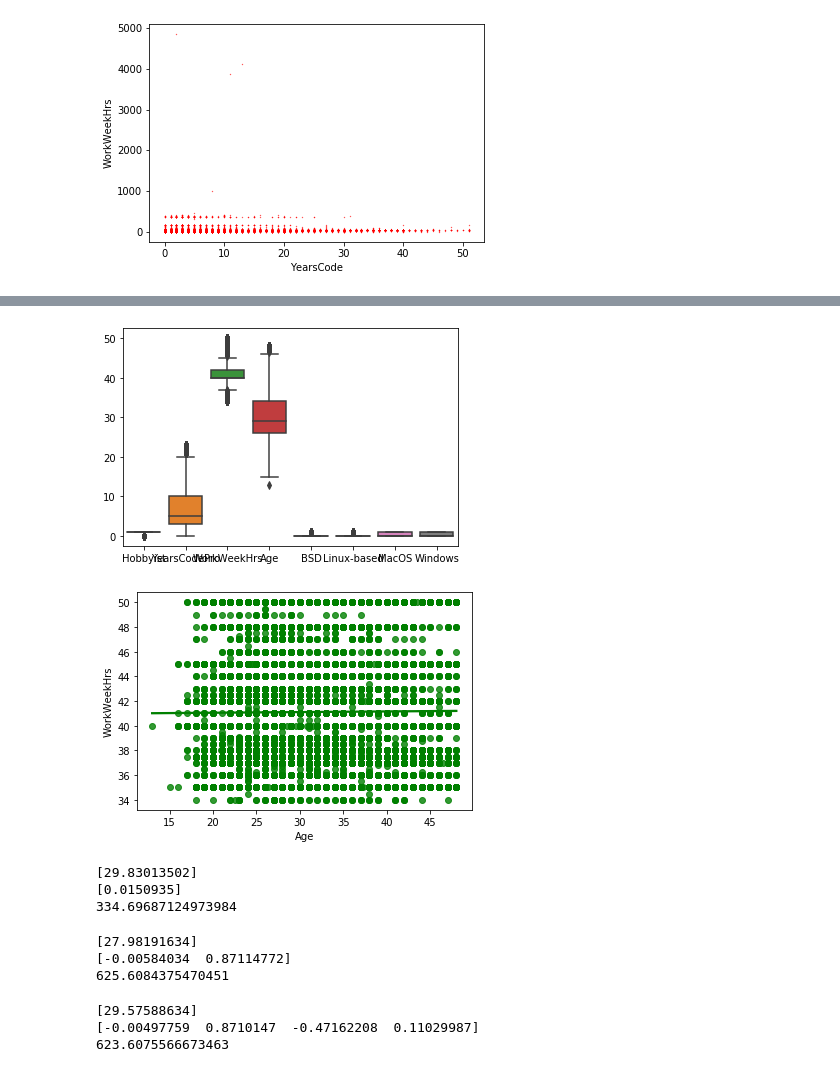
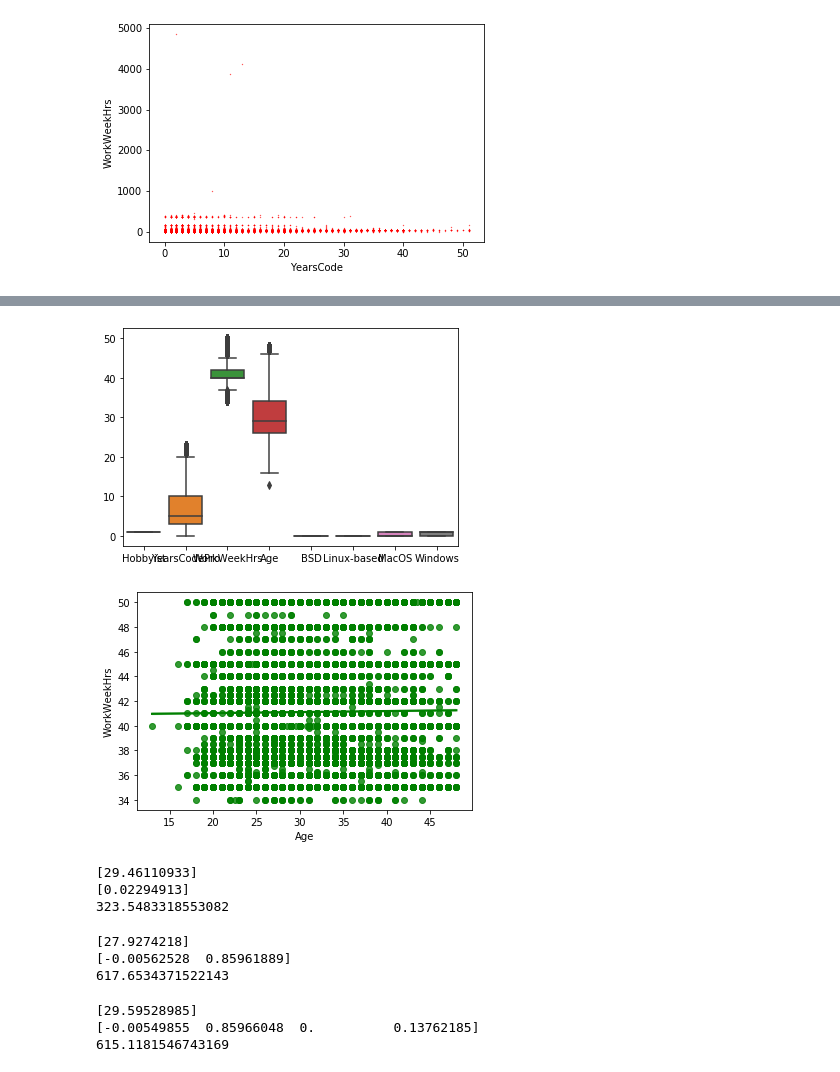
Before and after one commit to s452889/examples, a Jupyter notebook: Zestaw 2- step by step.ipynb, the cells around one changed output, grey strips where cells are left out. Saved outputs shown, nothing was run; the diff lists cells and outputs as text; code cells hidden in the pictures.

```diff
--- a/Zestaw 2- step by step.ipynb
+++ b/Zestaw 2- step by step.ipynb
@@ -34,5 +28,6 @@ df1.dropna(inplace=True)
 # %%
 df1['YearsCodePro'] = df1['YearsCodePro'].astype(float)
+df1['Hobbyist'] = df1['Hobbyist'].astype(float)
 # %%
 print(df1.dtypes)
 # cor check
@@ -58,7 +54,8 @@ plt.show()
 [figure]
 # %%
 #3
-# one-hot encoding (get_dummies) and joint both data frames (df1 and one_hot)
+# one-hot encoding (get_dummies) and join both data frames (df1 and one_hot)
 one_hot = pd.get_dummies(df1["OpSys"])
 one_hot.dropna(inplace=True)
-df2 = df1.join(one_hot)
+df1 = df1.join(one_hot)
+df1.head()
@@ -97,6 +112,6 @@ max       51.000000   4850.000000     99.000000
 Q1 = df1.quantile(0.25)
 Q3 = df1.quantile(0.75)
 IQR = Q3 - Q1
-q = df2[~((df2 < (Q1 - 1.5 * IQR)) | (df2 > (Q3 + 1.5 * IQR))).any(axis=1)]
+df_no_outliers = df1[~((df1 < (Q1 - 1.5 * IQR)) | (df1 > (Q3 + 1.5 * IQR))).any(axis=1)]
 # %%
 # descrabe frame after remove outliers
@@ -114,19 +129,19 @@ q.describe()
 # %%
 # df1 boxplot after remove the outliers
-sns.boxplot(data=q)
+sns.boxplot(data=df_no_outliers)
 plt.show()
 # %% [output]
-[figure, old version]
+[figure, new version]
 # %%
-sns.regplot(y=q['WorkWeekHrs'], x=q['Age'], color="g")
+sns.regplot(y=df_no_outliers['WorkWeekHrs'], x=df_no_outliers['Age'], color="g")
 plt.show()
 # %% [output]
-[figure, old version]
+[figure, new version]
 # %%
 #4
 # linear regression model (x1)
 reg = linear_model.LinearRegression()
-reg.fit(q[['WorkWeekHrs']], q['Age'])
+reg.fit(df_no_outliers[['WorkWeekHrs']], df_no_outliers['Age'])
 # prediction
 print(reg.predict([[5]]))
 print(reg.coef_)
@@ -136,12 +151,12 @@ y_pred1 = [reg.predict([[5]]), reg.predict([[10]]),
            reg.predict([[16]]), reg.predict([[20]])]
 print(mean_squared_error(y_true1, y_pred1))
 # %% [output]
-[29.83013502]
-[0.0150935]
-334.69687124973984
+[29.46110933]
+[0.02294913]
+323.5483318553082
 # %%
 # linear regression model (x1 and x2)
-reg.fit(q[['WorkWeekHrs', 'YearsCodePro']], q['Age'])
+reg.fit(df_no_outliers[['WorkWeekHrs', 'YearsCodePro']], df_no_outliers['Age'])
 # prediction
 print(reg.predict([[8, 4]]))
 print(reg.coef_)
@@ -151,12 +166,12 @@ y_pred2 = [reg.predict([[4, 8]]), reg.predict([[6, 10]]),
            reg.predict([[7, 15]]), reg.predict([[22, 20]])]
 print(mean_squared_error(y_true2, y_pred2))
 # %% [output]
-[27.98191634]
-[-0.00584034  0.87114772]
-625.6084375470451
+[27.9274218]
+[-0.00562528  0.85961889]
+617.6534371522143
 # %%
 # linear regression model (x1 and x2)
-reg.fit(q[['WorkWeekHrs', 'YearsCodePro', 'Hobbyist', 'Windows']], q['Age'])
+reg.fit(df_no_outliers[['WorkWeekHrs', 'YearsCodePro', 'Hobbyist', 'Windows']], df_no_outliers['Age'])
 # prediction
 print(reg.predict([[2, 6, 1, 0]]))
 print(reg.coef_)
@@ -166,6 +181,6 @@ y_pred3 = [reg.predict([[4, 8, 1, 0]]), reg.predict([[6, 10, 0, 1]]),
            reg.predict([[7, 15, 1, 0]]), reg.predict([[22, 20, 1, 0]])]
 print(mean_squared_error(y_true3, y_pred3))
 # %% [output]
-[29.57588634]
-[-0.00497759  0.8710147  -0.47162208  0.11029987]
-623.6075566673463
+[29.59528985]
+[-0.00549855  0.85966048  0.          0.13762185]
+615.1181546743169
```
Also changed, not shown: parts of 8 cells of this notebook.
